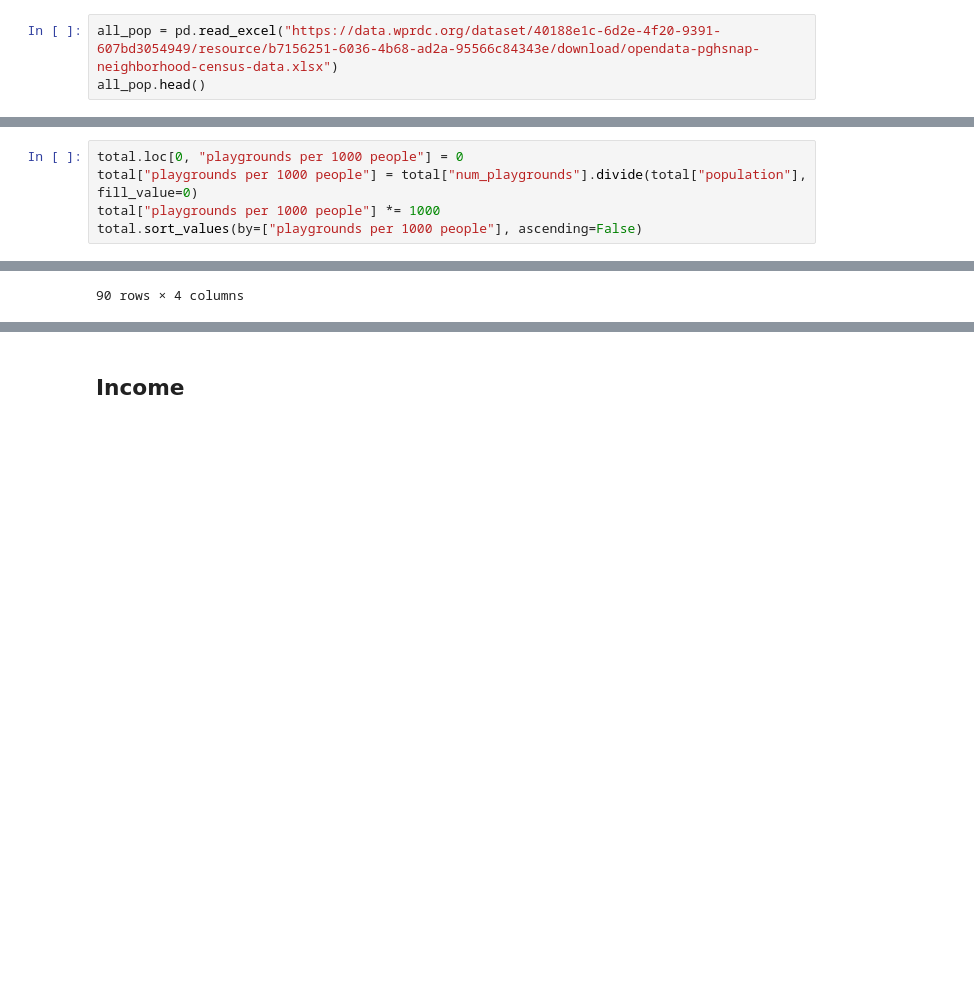
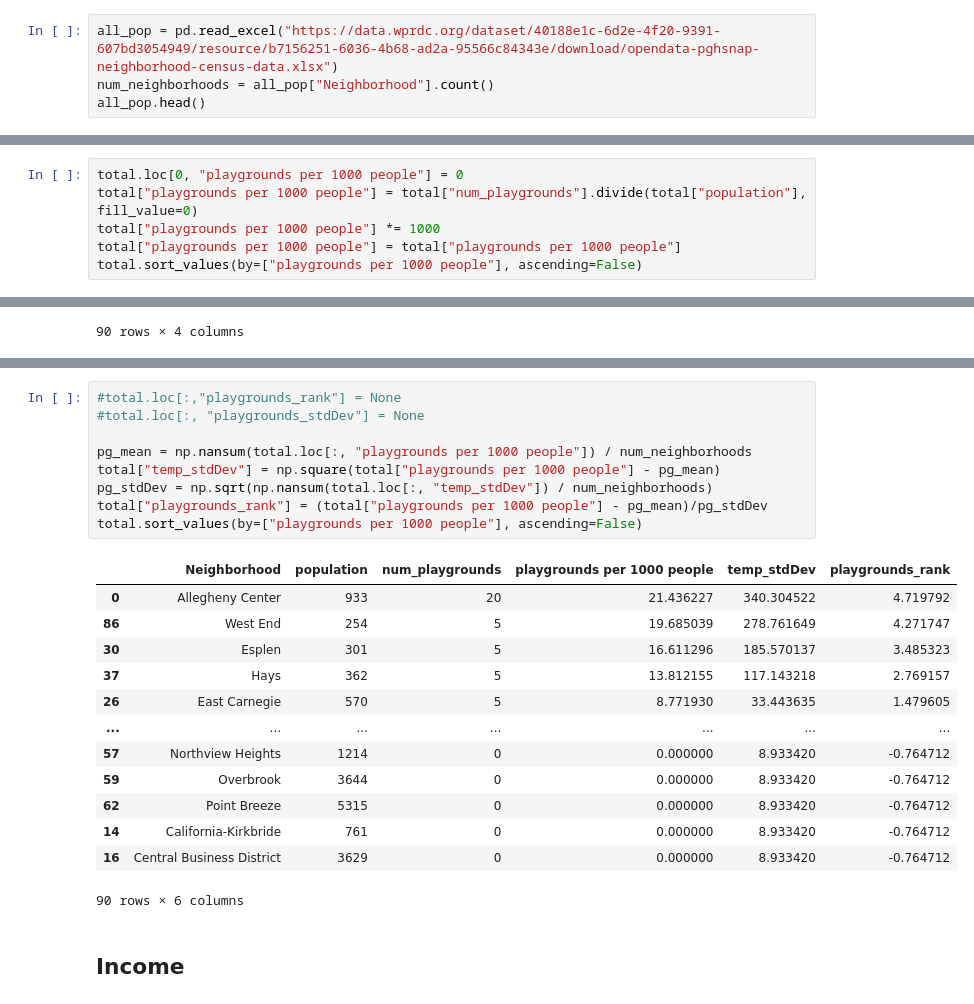
Before and after one commit to blm135/CMPINF0010-Final-Project, a Jupyter notebook: Final-Project.ipynb, the cells around one changed output, grey strips where cells are left out. Saved outputs shown, nothing was run; the diff lists cells and outputs as text; blank space fills up the shorter version.

Commit message:
playgrounds ranking z-values completed

```diff
--- a/Final-Project.ipynb
+++ b/Final-Project.ipynb
@@ -36,6 +36,7 @@ import numpy as np
 ## POPULATION
 # %%
 all_pop = pd.read_excel("https://data.wprdc.org/dataset/40188e1c-6d2e-4f20-9391-607bd3054949/resource/b7156251-6036-4b68-ad2a-95566c84343e/download/opendata-pghsnap-neighborhood-census-data.xlsx")
+num_neighborhoods = all_pop["Neighborhood"].count()
 all_pop.head()
 # %% [output]
 |  | Neighborhood | Sector # | Pop. 1940 | Pop. 1950 | Pop. 1960 | Pop. 1970 | Pop. 1980 | Pop. 1990 | Pop. 2000 | ... |
@@ -107,6 +108,7 @@ total.sort_values(by=["num_playgrounds"], ascending=False)
 total.loc[0, "playgrounds per 1000 people"] = 0
 total["playgrounds per 1000 people"] = total["num_playgrounds"].divide(total["population"], fill_value=0)
 total["playgrounds per 1000 people"] *= 1000
+total["playgrounds per 1000 people"] = total["playgrounds per 1000 people"]
 total.sort_values(by=["playgrounds per 1000 people"], ascending=False)
 # %% [output]
 |  | Neighborhood | population | num_playgrounds | playgrounds per 1000 people |
@@ -125,3 +135,26 @@ total.sort_values(by=["playgrounds per 1000 people"], ascending=False)
+# %%
+#total.loc[:,"playgrounds_rank"] = None
+#total.loc[:, "playgrounds_stdDev"] = None
+
+pg_mean = np.nansum(total.loc[:, "playgrounds per 1000 people"]) / num_neighborhoods
+total["temp_stdDev"] = np.square(total["playgrounds per 1000 people"] - pg_mean)
+pg_stdDev = np.sqrt(np.nansum(total.loc[:, "temp_stdDev"]) / num_neighborhoods)
+total["playgrounds_rank"] = (total["playgrounds per 1000 people"] - pg_mean)/pg_stdDev
+total.sort_values(by=["playgrounds per 1000 people"], ascending=False)
+# %% [output]
+|  | Neighborhood | population | num_playgrounds | playgrounds per 1000 people | temp_stdDev | playgrounds_rank |
+| 0 | Allegheny Center | 933 | 20 | 21.436227 | 340.304522 | 4.719792 |
+| 86 | West End | 254 | 5 | 19.685039 | 278.761649 | 4.271747 |
+| 30 | Esplen | 301 | 5 | 16.611296 | 185.570137 | 3.485323 |
+| 37 | Hays | 362 | 5 | 13.812155 | 117.143218 | 2.769157 |
+| 26 | East Carnegie | 570 | 5 | 8.771930 | 33.443635 | 1.479605 |
+| ... | ... | ... | ... | ... | ... | ... |
+| 57 | Northview Heights | 1214 | 0 | 0.000000 | 8.933420 | -0.764712 |
+| 59 | Overbrook | 3644 | 0 | 0.000000 | 8.933420 | -0.764712 |
+| 62 | Point Breeze | 5315 | 0 | 0.000000 | 8.933420 | -0.764712 |
+| 14 | California-Kirkbride | 761 | 0 | 0.000000 | 8.933420 | -0.764712 |
+| 16 | Central Business District | 3629 | 0 | 0.000000 | 8.933420 | -0.764712 |
+90 rows × 6 columns
 # %% [markdown]
 ## Income
 # %%
```
Also changed, not shown: parts of 1 cell of this notebook.
